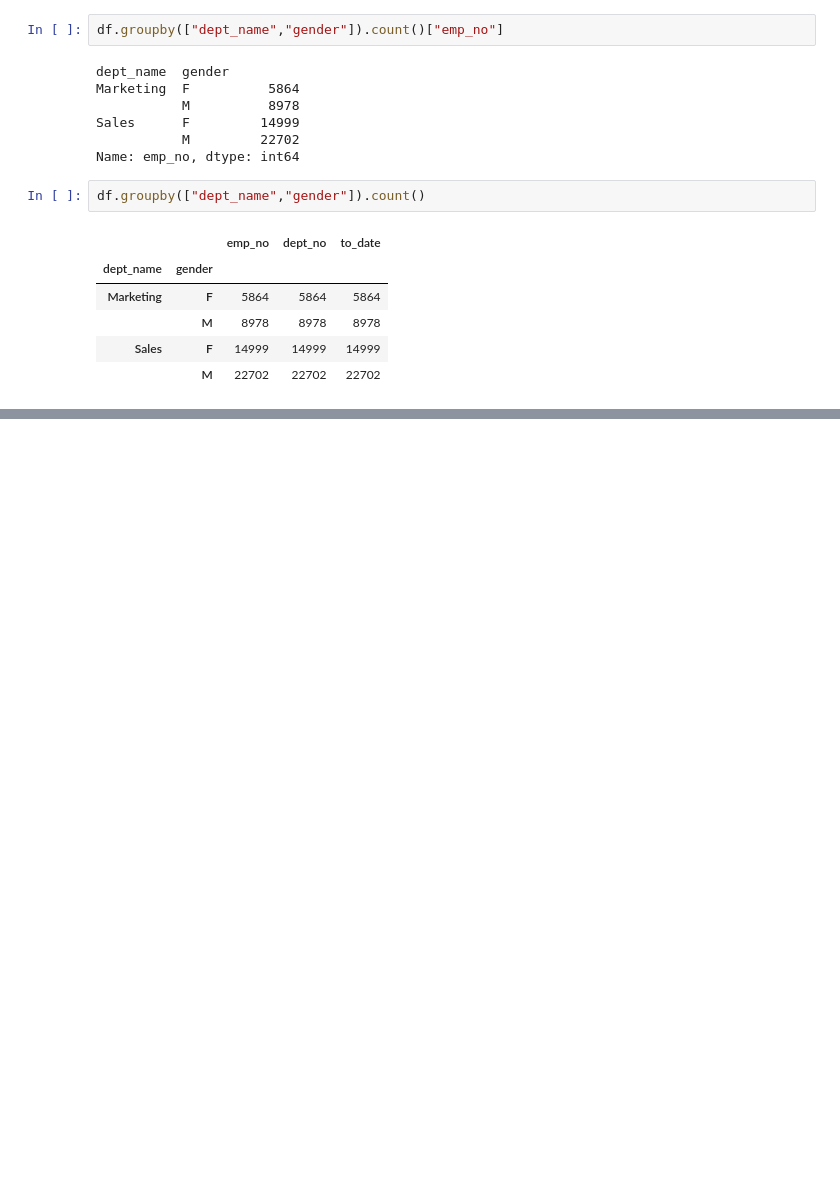
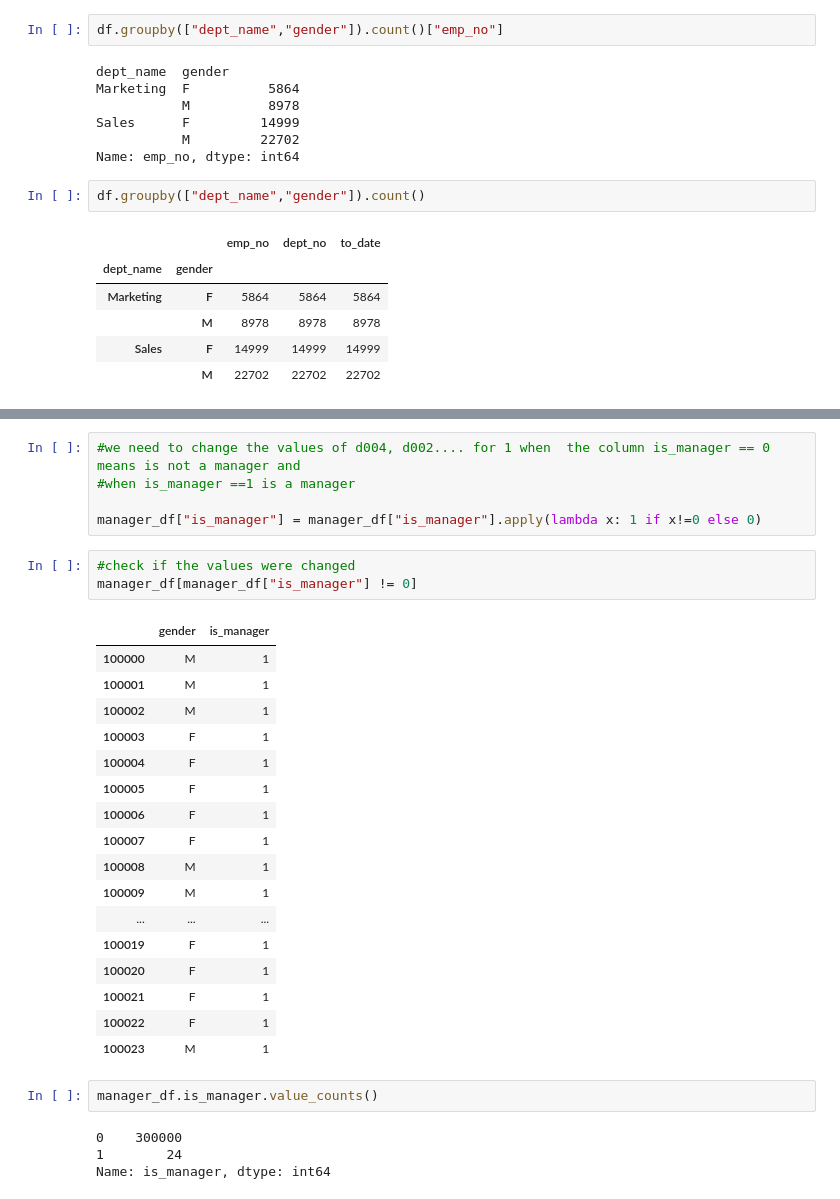
Before and after one commit to cindyvillanuevads/statistics-exercises, a Jupyter notebook: hypothesis_testing.ipynb, the cells around one changed output, grey strips where cells are left out. Saved outputs shown, nothing was run; the diff lists cells and outputs as text; blank space fills up the shorter version.

```diff
--- a/hypothesis_testing.ipynb
+++ b/hypothesis_testing.ipynb
@@ -1087,0 +1398,32 @@ df.groupby(["dept_name","gender"]).count()
+# %%
+#we need to change the values of d004, d002.... for 1 when  the column is_manager == 0 means is not a manager and
+#when is_manager ==1 is a manager
+
+manager_df["is_manager"] = manager_df["is_manager"].apply(lambda x: 1 if x!=0 else 0)
+# %%
+#check if the values were changed
+manager_df[manager_df["is_manager"] != 0]
+# %% [output]
+|  | gender | is_manager |
+| 100000 | M | 1 |
+| 100001 | M | 1 |
+| 100002 | M | 1 |
+| 100003 | F | 1 |
+| 100004 | F | 1 |
+| 100005 | F | 1 |
+| 100006 | F | 1 |
+| 100007 | F | 1 |
+| 100008 | M | 1 |
+| 100009 | M | 1 |
+| ... | ... | ... |
+| 100019 | F | 1 |
+| 100020 | F | 1 |
+| 100021 | F | 1 |
+| 100022 | F | 1 |
+| 100023 | M | 1 |
+# %%
+manager_df.is_manager.value_counts()
+# %% [output]
+0    300000
+1        24
+Name: is_manager, dtype: int64
```
Also changed, not shown: parts of 42 cells of this notebook.
